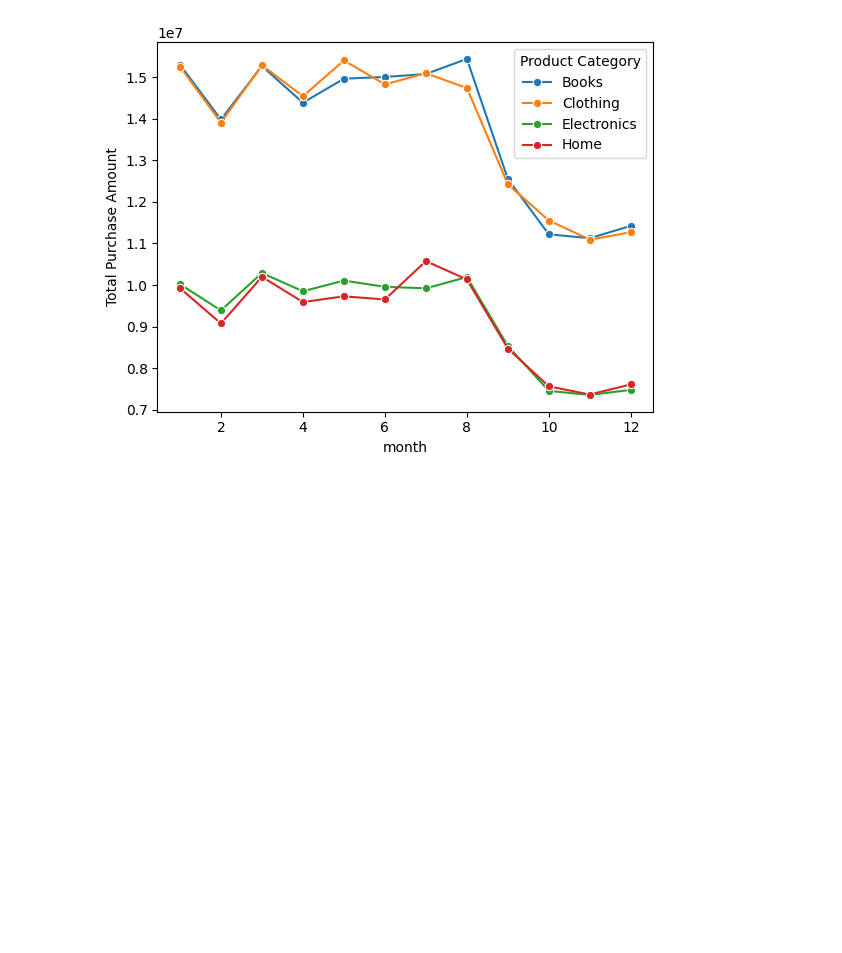
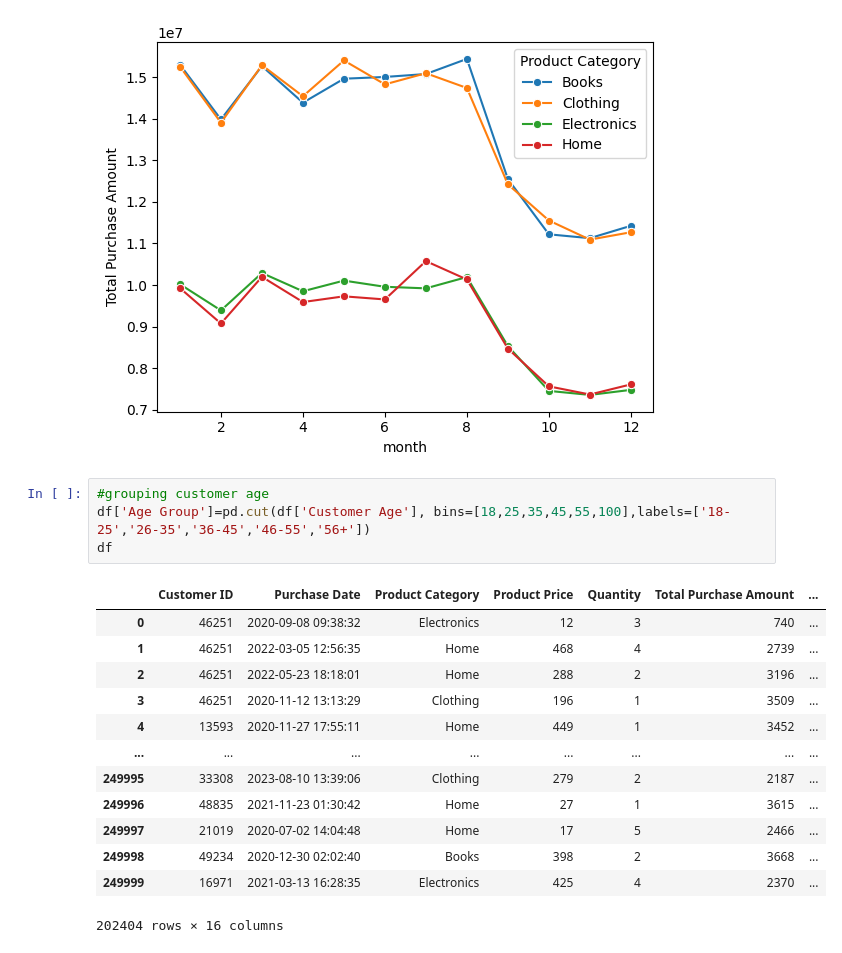
Before and after one commit to ninoekersalina/customer_journey_analysis, a Jupyter notebook: ecommerce.ipynb, the cells around one changed output. Saved outputs shown, nothing was run; the diff lists cells and outputs as text; blank space fills up the shorter version.

```diff
--- a/ecommerce.ipynb
+++ b/ecommerce.ipynb
@@ -203,3 +203,21 @@ sns.lineplot(
 # %% [output]
 <Axes: xlabel='month', ylabel='Total Purchase Amount'>
 [figure]
+# %%
+#grouping customer age
+df['Age Group']=pd.cut(df['Customer Age'], bins=[18,25,35,45,55,100],labels=['18-25','26-35','36-45','46-55','56+'])
+df
+# %% [output]
+|  | Customer ID | Purchase Date | Product Category | Product Price | Quantity | Total Purchase Amount | ... |
+| 0 | 46251 | 2020-09-08 09:38:32 | Electronics | 12 | 3 | 740 | ... |
+| 1 | 46251 | 2022-03-05 12:56:35 | Home | 468 | 4 | 2739 | ... |
+| 2 | 46251 | 2022-05-23 18:18:01 | Home | 288 | 2 | 3196 | ... |
+| 3 | 46251 | 2020-11-12 13:13:29 | Clothing | 196 | 1 | 3509 | ... |
+| 4 | 13593 | 2020-11-27 17:55:11 | Home | 449 | 1 | 3452 | ... |
+| ... | ... | ... | ... | ... | ... | ... | ... |
+| 249995 | 33308 | 2023-08-10 13:39:06 | Clothing | 279 | 2 | 2187 | ... |
+| 249996 | 48835 | 2021-11-23 01:30:42 | Home | 27 | 1 | 3615 | ... |
+| 249997 | 21019 | 2020-07-02 14:04:48 | Home | 17 | 5 | 2466 | ... |
+| 249998 | 49234 | 2020-12-30 02:02:40 | Books | 398 | 2 | 3668 | ... |
+| 249999 | 16971 | 2021-03-13 16:28:35 | Electronics | 425 | 4 | 2370 | ... |
+202404 rows × 16 columns
```
Also changed, not shown: parts of 1 cell of this notebook.
